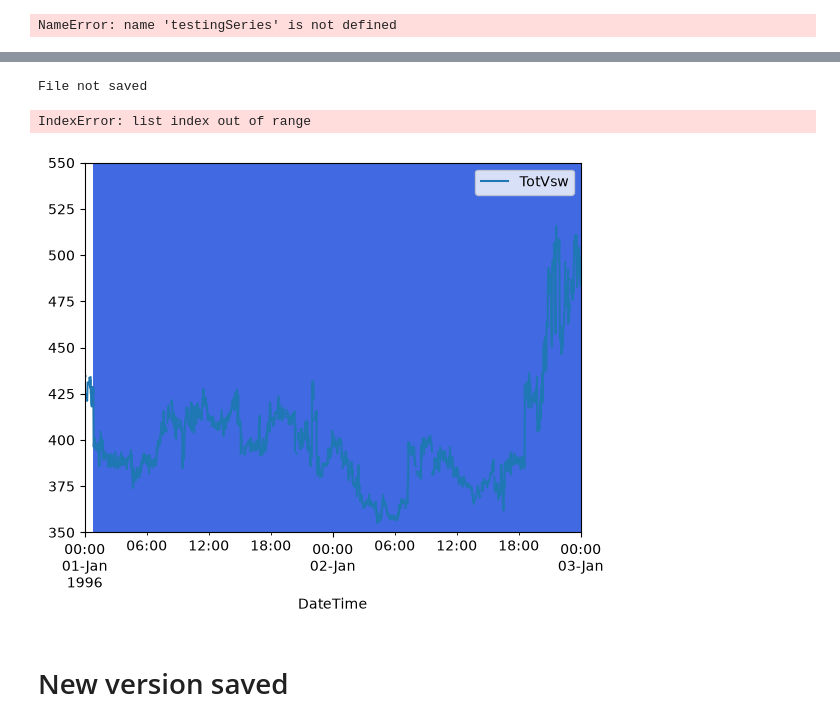
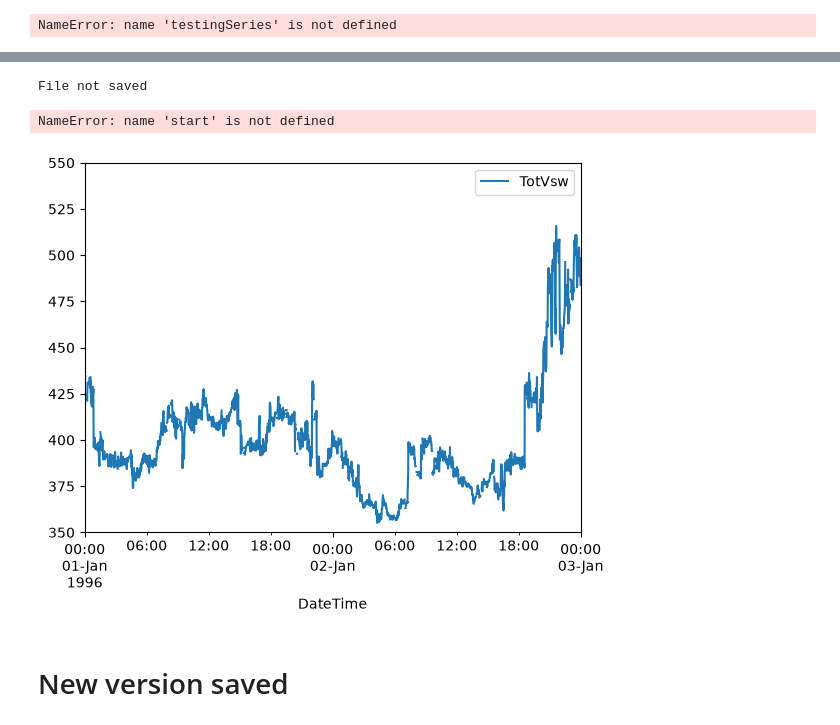
Before and after one commit to rahyndman/SolarWindCode, a Jupyter notebook: SteadinessTesting.ipynb, the cells around one changed output, grey strips where cells are left out. Drawn from its saved outputs; the diff is of its cells as text; code cells hidden in the pictures.

```diff
--- a/SteadinessTesting.ipynb
+++ b/SteadinessTesting.ipynb
@@ -615,6 +607,7 @@ ylimS = 350
 ylimE = 550
 
 testingSeries = dataTimeSerieses[0].truncate(timestart, timeend)
+fig, ax = plt.subplots()
 
 # PlotVsw(dataTimeSerieses[0], Columns=["TotVsw"], XLim =[timestart, timeend], YLim = [200,800])
 PlotVsw(testingSeries, Columns=["TotVsw"], XLim =[xlimS, xlimE], YLim = [ylimS,ylimE])
@@ -623,35 +616,35 @@ Alpha = 0.1
 RelativeThreshold = 0.05
 
 from datetime import datetime, timedelta
 
 tooShort = 0
 
 for a in range(len(start)):
     # print(len(start))
     # print(len(end))
     # print(a)
     # print(a*10)
 
     if end[a] - start[a] < timedelta(minutes=60):
         tooShort += 1
     elif a <= len(start):
         plt.axvspan(start[a], end[a], color = colour1, alpha = Alpha)
     else:
         break
 
 # plt.hlines(thresMin, xmin = timestart, xmax = timeend, color=colour1)
 # plt.hlines(thresMax - AbsoluteThreshold, xmin = timestart, xmax = timeend, color=colour1)
 
 
 #General plot settings
 plt.title("Total solar wind speed time series")
 plt.xlabel("Time")
 plt.ylabel("Total solar wind speed, km/s")
 # print("Caption: Time series of solar wind speed with highlighted times that the values stay within the first ("+ str(FirstBaseValue-AbsoluteThreshold) + "-" + str(FirstBaseValue+AbsoluteThreshold)+"km/s, "+ colour1+")\n and second ("+ str(SecondBaseValue-AbsoluteThreshold) + "-" + str(SecondBaseValue+AbsoluteThreshold)+"km/s, "+ colour2+") threshold. Highlighted sections are coloured coded to show each threshold.")
 # %% [output]
 File not saved
-IndexError: list index out of range
+NameError: name 'start' is not defined
-[figure, old version]
+[figure, new version]
 # %% [markdown]
 # New version saved
 # %% [markdown]
```
Also changed, not shown: parts of 19 cells of this notebook.
